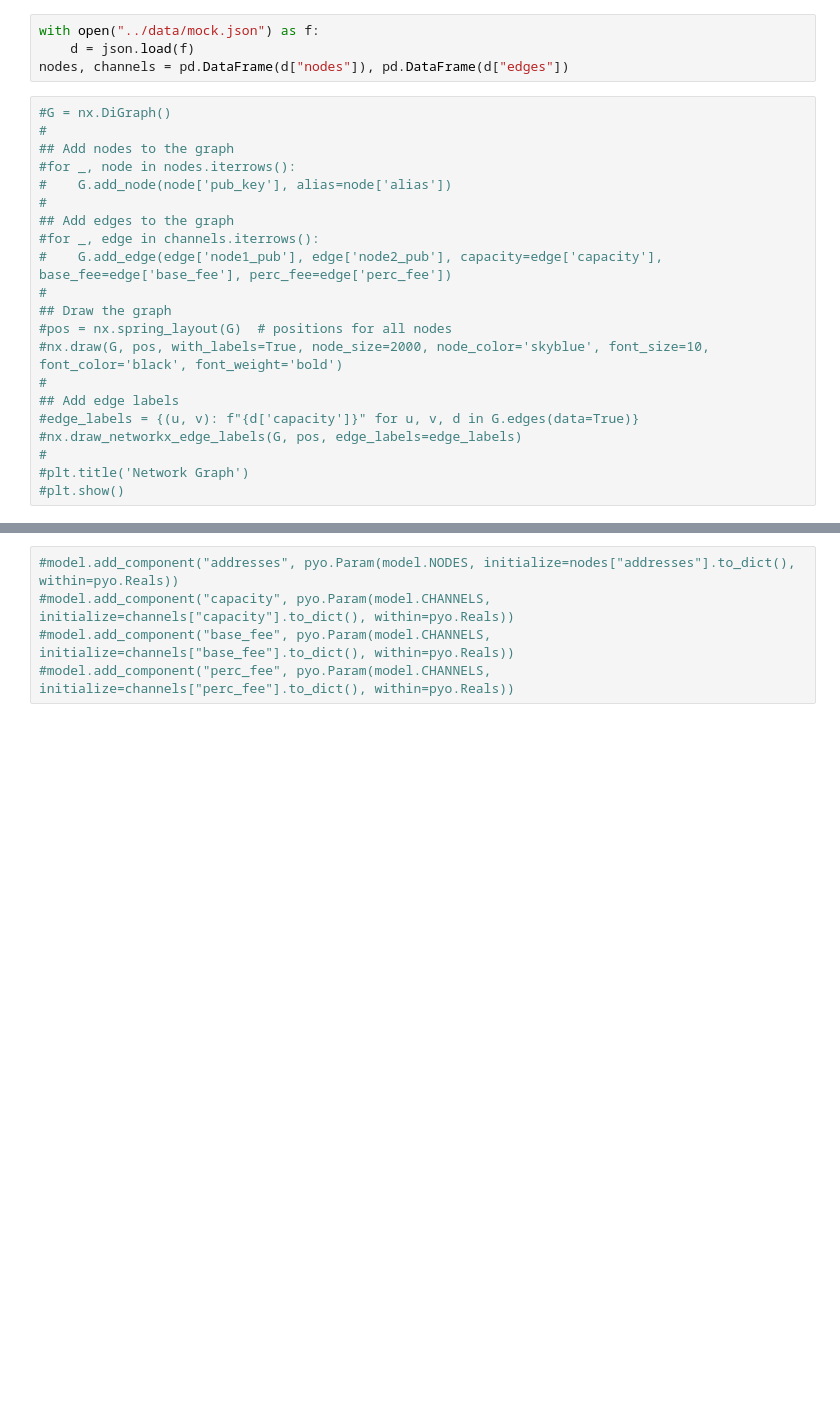
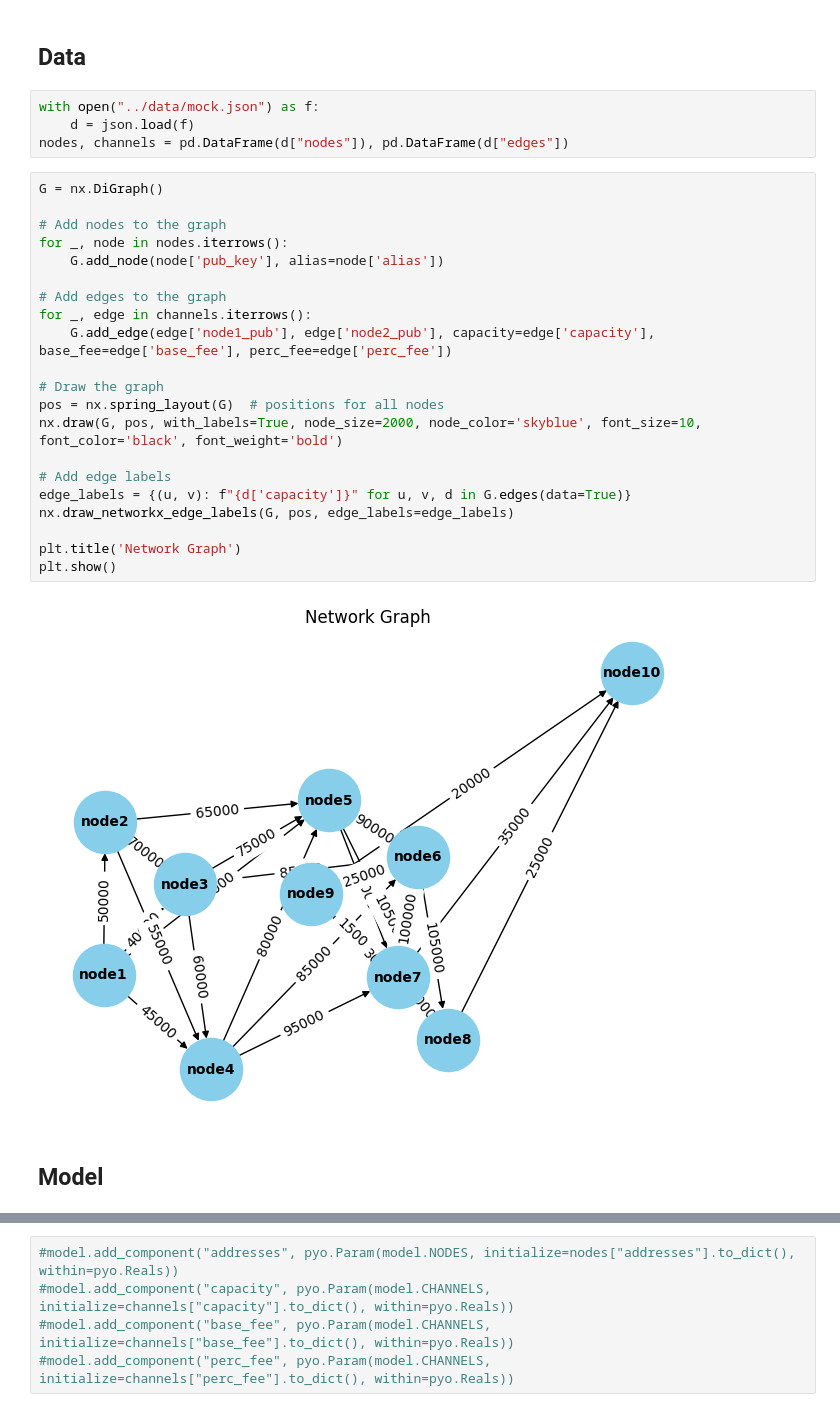
Before and after one commit to FiliTol/LN-pathfinding, a Jupyter notebook: scripts/mock.ipynb, the cells around one changed output, grey strips where cells are left out. Cells and saved outputs as stored; diff of their text form; blank space fills up the shorter version.

Commit message:
Update: created mock dataset, notebook and advancements in modelling

```diff
--- a/scripts/mock.ipynb
+++ b/scripts/mock.ipynb
@@ -5,28 +6,34 @@ import pyomo.environ as pyo
 import networkx as nx
 import matplotlib.pyplot as plt
+# %% [markdown]
+## Data
 # %%
 with open("../data/mock.json") as f:
     d = json.load(f)
 nodes, channels = pd.DataFrame(d["nodes"]), pd.DataFrame(d["edges"])
 # %%
-#G = nx.DiGraph()
-#
-## Add nodes to the graph
-#for _, node in nodes.iterrows():
-#    G.add_node(node['pub_key'], alias=node['alias'])
-#
-## Add edges to the graph
-#for _, edge in channels.iterrows():
-#    G.add_edge(edge['node1_pub'], edge['node2_pub'], capacity=edge['capacity'], base_fee=edge['base_fee'], perc_fee=edge['perc_fee'])
-#
-## Draw the graph
-#pos = nx.spring_layout(G)  # positions for all nodes
-#nx.draw(G, pos, with_labels=True, node_size=2000, node_color='skyblue', font_size=10, font_color='black', font_weight='bold')
-#
-## Add edge labels
-#edge_labels = {(u, v): f"{d['capacity']}" for u, v, d in G.edges(data=True)}
-#nx.draw_networkx_edge_labels(G, pos, edge_labels=edge_labels)
-#
-#plt.title('Network Graph')
-#plt.show()
+G = nx.DiGraph()
+
+# Add nodes to the graph
+for _, node in nodes.iterrows():
+    G.add_node(node['pub_key'], alias=node['alias'])
+
+# Add edges to the graph
+for _, edge in channels.iterrows():
+    G.add_edge(edge['node1_pub'], edge['node2_pub'], capacity=edge['capacity'], base_fee=edge['base_fee'], perc_fee=edge['perc_fee'])
+
+# Draw the graph
+pos = nx.spring_layout(G)  # positions for all nodes
+nx.draw(G, pos, with_labels=True, node_size=2000, node_color='skyblue', font_size=10, font_color='black', font_weight='bold')
+
+# Add edge labels
+edge_labels = {(u, v): f"{d['capacity']}" for u, v, d in G.edges(data=True)}
+nx.draw_networkx_edge_labels(G, pos, edge_labels=edge_labels)
+
+plt.title('Network Graph')
+plt.show()
+# %% [output]
+[figure, added]
+# %% [markdown]
+## Model
 # %%
```
Also changed, not shown: parts of 23 cells of this notebook, 2 other files.
